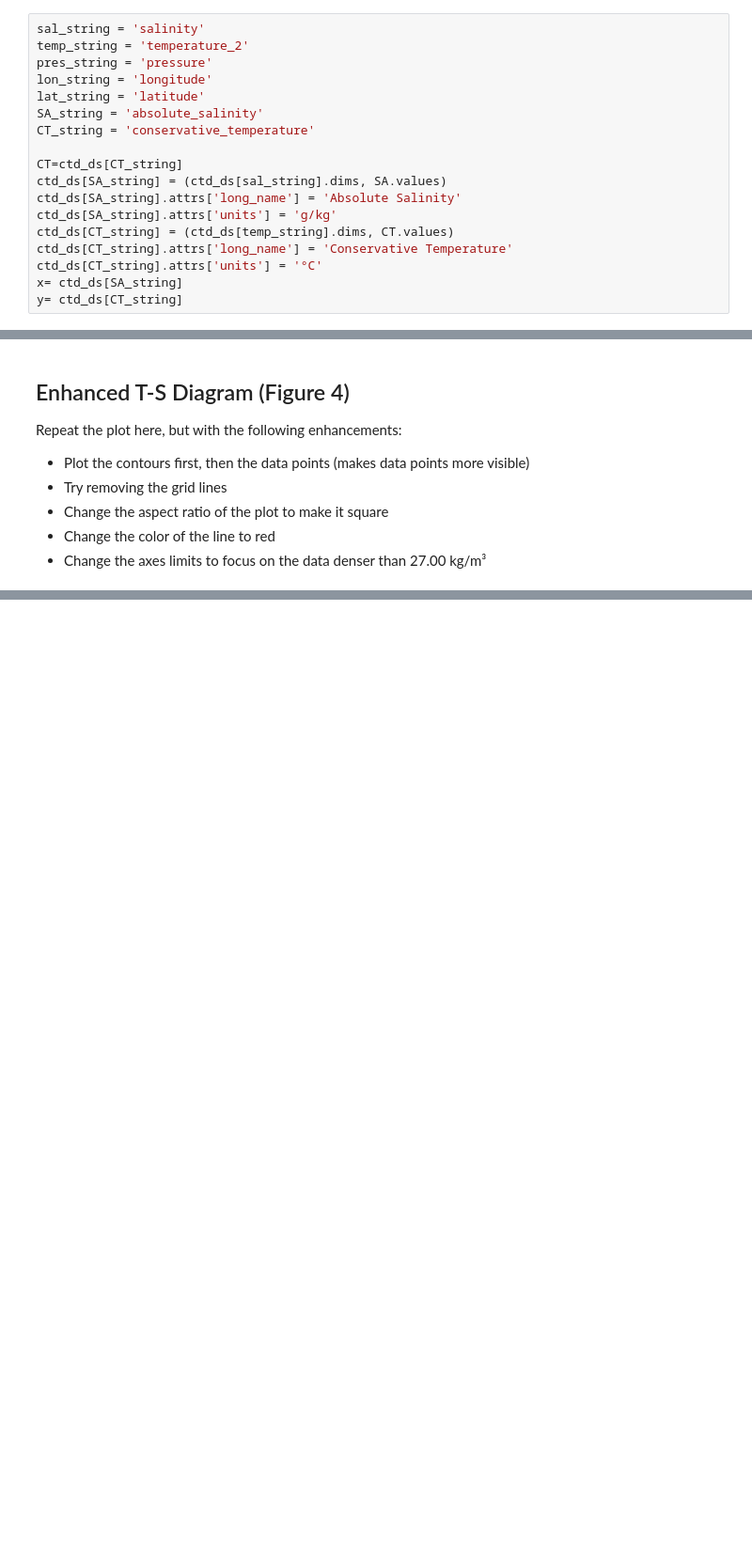
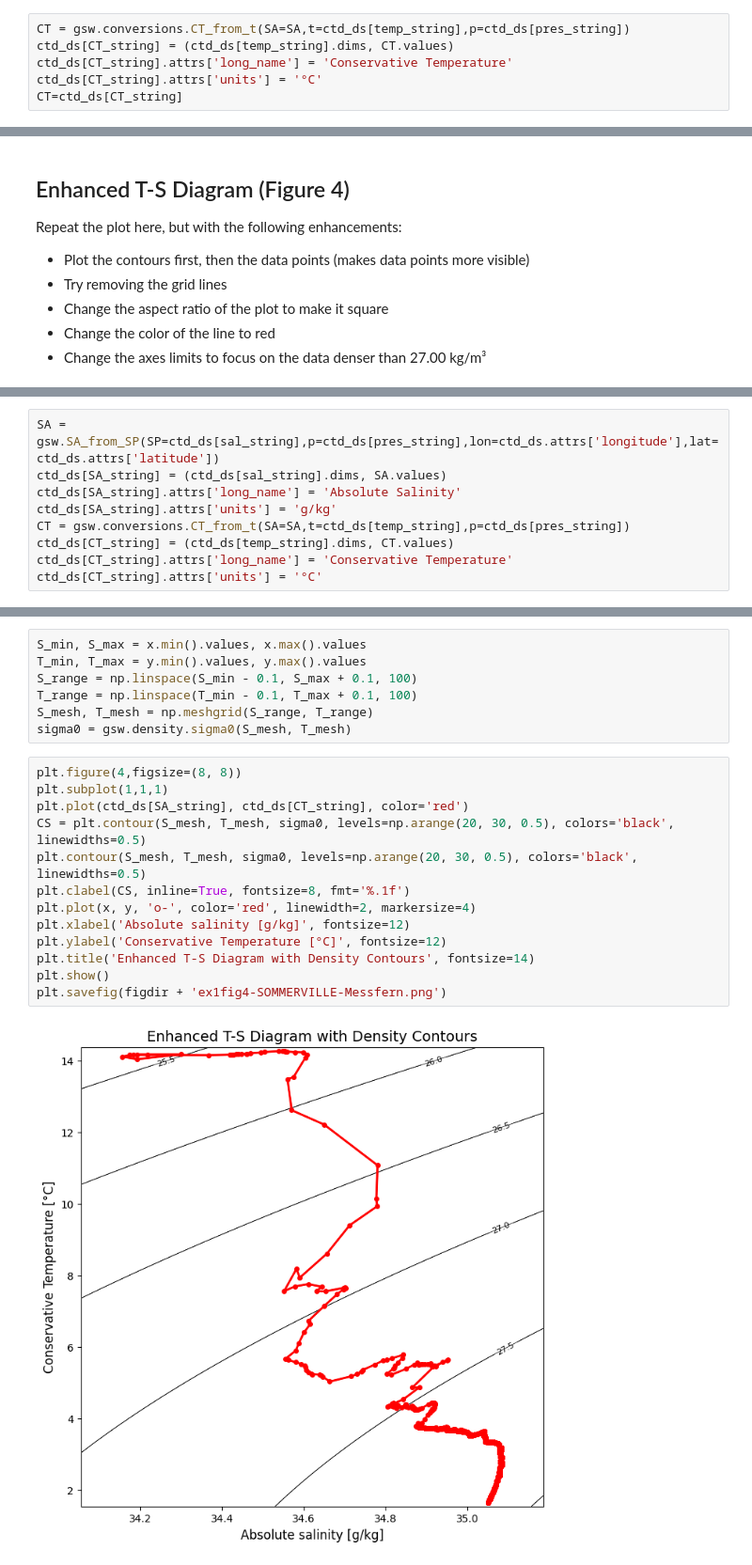
Before and after one commit to ifmeo-courses/messfern-1-ctd-HelenEire-1, a Jupyter notebook: src/assignment.ipynb, the cells around one changed output, grey strips where cells are left out. Shown at 94% size. Saved outputs shown, nothing was run; the diff lists cells and outputs as text; blank space fills up the shorter version.

```diff
--- a/src/assignment.ipynb
+++ b/src/assignment.ipynb
@@ -562,18 +605,6 @@ from matplotlib.ticker import ScalarFormatter
 # %%
-sal_string = 'salinity'
-temp_string = 'temperature_2'
-pres_string = 'pressure'
-lon_string = 'longitude'
-lat_string = 'latitude'
-SA_string = 'absolute_salinity'
-CT_string = 'conservative_temperature'
-
-CT=ctd_ds[CT_string]
-ctd_ds[SA_string] = (ctd_ds[sal_string].dims, SA.values)
-ctd_ds[SA_string].attrs['long_name'] = 'Absolute Salinity'
-ctd_ds[SA_string].attrs['units'] = 'g/kg'
+CT = gsw.conversions.CT_from_t(SA=SA,t=ctd_ds[temp_string],p=ctd_ds[pres_string])
 ctd_ds[CT_string] = (ctd_ds[temp_string].dims, CT.values)
 ctd_ds[CT_string].attrs['long_name'] = 'Conservative Temperature'
 ctd_ds[CT_string].attrs['units'] = '°C'
-x= ctd_ds[SA_string]
-y= ctd_ds[CT_string]
+CT=ctd_ds[CT_string]
@@ -628,0 +679,9 @@ NotImplementedError:
+# %%
+SA = gsw.SA_from_SP(SP=ctd_ds[sal_string],p=ctd_ds[pres_string],lon=ctd_ds.attrs['longitude'],lat=ctd_ds.attrs['latitude'])
+ctd_ds[SA_string] = (ctd_ds[sal_string].dims, SA.values)
+ctd_ds[SA_string].attrs['long_name'] = 'Absolute Salinity'
+ctd_ds[SA_string].attrs['units'] = 'g/kg'
+CT = gsw.conversions.CT_from_t(SA=SA,t=ctd_ds[temp_string],p=ctd_ds[pres_string])
+ctd_ds[CT_string] = (ctd_ds[temp_string].dims, CT.values)
+ctd_ds[CT_string].attrs['long_name'] = 'Conservative Temperature'
+ctd_ds[CT_string].attrs['units'] = '°C'
@@ -628,0 +691,22 @@ NotImplementedError:
+# %%
+S_min, S_max = x.min().values, x.max().values
+T_min, T_max = y.min().values, y.max().values
+S_range = np.linspace(S_min - 0.1, S_max + 0.1, 100)
+T_range = np.linspace(T_min - 0.1, T_max + 0.1, 100)
+S_mesh, T_mesh = np.meshgrid(S_range, T_range)
+sigma0 = gsw.density.sigma0(S_mesh, T_mesh)
+# %%
+plt.figure(4,figsize=(8, 8))
+plt.subplot(1,1,1)
+plt.plot(ctd_ds[SA_string], ctd_ds[CT_string], color='red')
+CS = plt.contour(S_mesh, T_mesh, sigma0, levels=np.arange(20, 30, 0.5), colors='black', linewidths=0.5)
+plt.contour(S_mesh, T_mesh, sigma0, levels=np.arange(20, 30, 0.5), colors='black', linewidths=0.5)
+plt.clabel(CS, inline=True, fontsize=8, fmt='%.1f')
+plt.plot(x, y, 'o-', color='red', linewidth=2, markersize=4)
+plt.xlabel('Absolute salinity [g/kg]', fontsize=12)
+plt.ylabel('Conservative Temperature [°C]', fontsize=12)
+plt.title('Enhanced T-S Diagram with Density Contours', fontsize=14)
+plt.show()
+plt.savefig(figdir + 'ex1fig4-SOMMERVILLE-Messfern.png')
+# %% [output]
+[figure, added]
```
Also changed, not shown: parts of 25 cells of this notebook, 6 other files.
